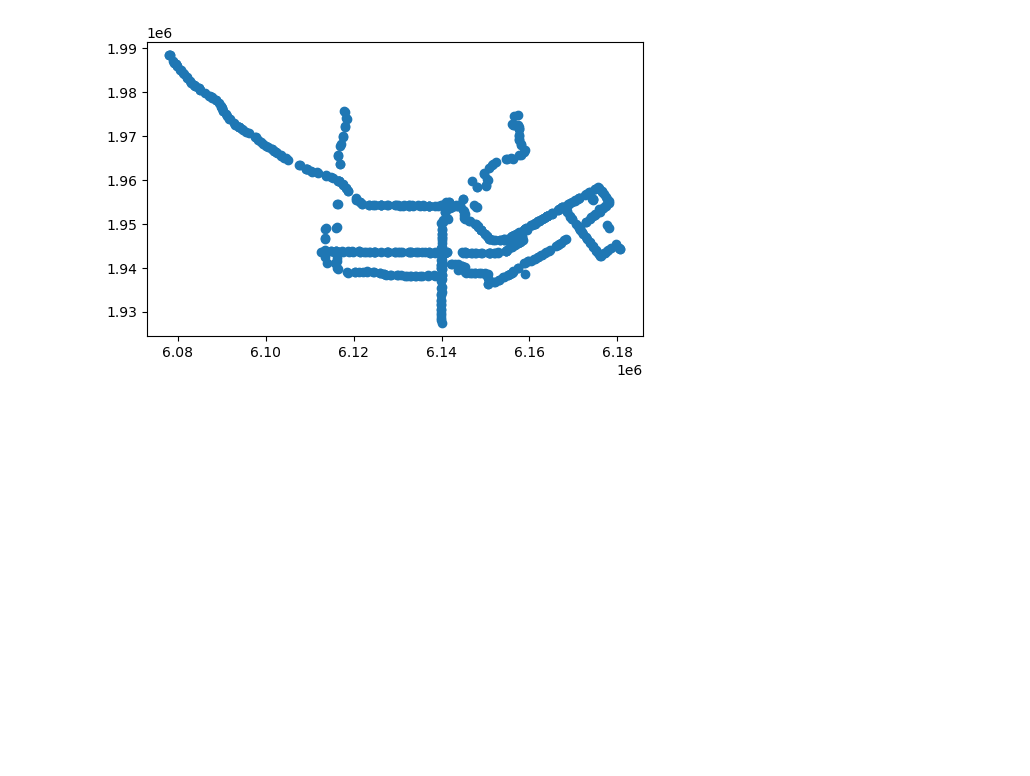
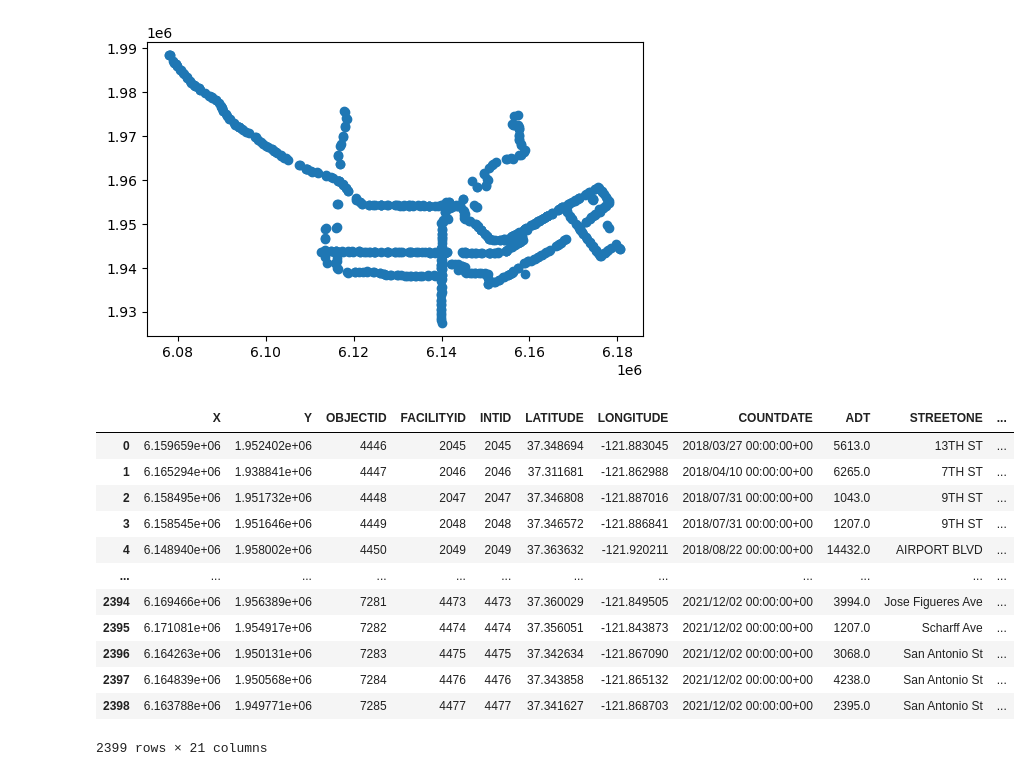
Before and after one commit to ArcherGu22/VTA-Transit-Delays, a Jupyter notebook: 01-scripts/preliminary_data_cleaning.ipynb, the cells around one changed output. Cells and saved outputs as stored; diff of their text form; code cells hidden in the pictures; blank space fills up the shorter version.

```diff
--- a/01-scripts/preliminary_data_cleaning.ipynb
+++ b/01-scripts/preliminary_data_cleaning.ipynb
@@ -193,3 +193,25 @@ selected_ridership_gdf.plot()
 #save in separate folder
 selected_routes_gdf.to_csv('../02-data/cleaned_data/selected_routes.csv')
 selected_ridership_gdf.to_csv('../02-data/cleaned_data/selected_station_ridership.csv')
+# %%
+#Source: https://gisdata-csj.opendata.arcgis.com/datasets/CSJ::average-daily-traffic/explore?location=37.332044%2C-121.880204%2C10
+adt_df = pd.read_csv('../02-data/raw_data/Average_Daily_Traffic.csv')
+adt_gdf_geometry = [Point(xy) for xy in zip(adt_df["X"], adt_df["Y"])]
+
+adt_gdf = gpd.GeoDataFrame(adt_df, geometry=adt_gdf_geometry, crs="EPSG:2227")
+adt_gdf = adt_gdf.to_crs("EPSG:2227")
+adt_gdf
+# %% [output]
+|  | X | Y | OBJECTID | FACILITYID | INTID | LATITUDE | LONGITUDE | COUNTDATE | ADT | STREETONE | ... |
+| 0 | 6.159659e+06 | 1.952402e+06 | 4446 | 2045 | 2045 | 37.348694 | -121.883045 | 2018/03/27 00:00:00+00 | 5613.0 | 13TH ST | ... |
+| 1 | 6.165294e+06 | 1.938841e+06 | 4447 | 2046 | 2046 | 37.311681 | -121.862988 | 2018/04/10 00:00:00+00 | 6265.0 | 7TH ST | ... |
+| 2 | 6.158495e+06 | 1.951732e+06 | 4448 | 2047 | 2047 | 37.346808 | -121.887016 | 2018/07/31 00:00:00+00 | 1043.0 | 9TH ST | ... |
+| 3 | 6.158545e+06 | 1.951646e+06 | 4449 | 2048 | 2048 | 37.346572 | -121.886841 | 2018/07/31 00:00:00+00 | 1207.0 | 9TH ST | ... |
+| 4 | 6.148940e+06 | 1.958002e+06 | 4450 | 2049 | 2049 | 37.363632 | -121.920211 | 2018/08/22 00:00:00+00 | 14432.0 | AIRPORT BLVD | ... |
+| ... | ... | ... | ... | ... | ... | ... | ... | ... | ... | ... | ... |
+| 2394 | 6.169466e+06 | 1.956389e+06 | 7281 | 4473 | 4473 | 37.360029 | -121.849505 | 2021/12/02 00:00:00+00 | 3994.0 | Jose Figueres Ave | ... |
+| 2395 | 6.171081e+06 | 1.954917e+06 | 7282 | 4474 | 4474 | 37.356051 | -121.843873 | 2021/12/02 00:00:00+00 | 1207.0 | Scharff Ave | ... |
+| 2396 | 6.164263e+06 | 1.950131e+06 | 7283 | 4475 | 4475 | 37.342634 | -121.867090 | 2021/12/02 00:00:00+00 | 3068.0 | San Antonio St | ... |
+| 2397 | 6.164839e+06 | 1.950568e+06 | 7284 | 4476 | 4476 | 37.343858 | -121.865132 | 2021/12/02 00:00:00+00 | 4238.0 | San Antonio St | ... |
+| 2398 | 6.163788e+06 | 1.949771e+06 | 7285 | 4477 | 4477 | 37.341627 | -121.868703 | 2021/12/02 00:00:00+00 | 2395.0 | San Antonio St | ... |
+2399 rows × 21 columns
```
Also changed, not shown: parts of 5 cells of this notebook, 2 other files.
